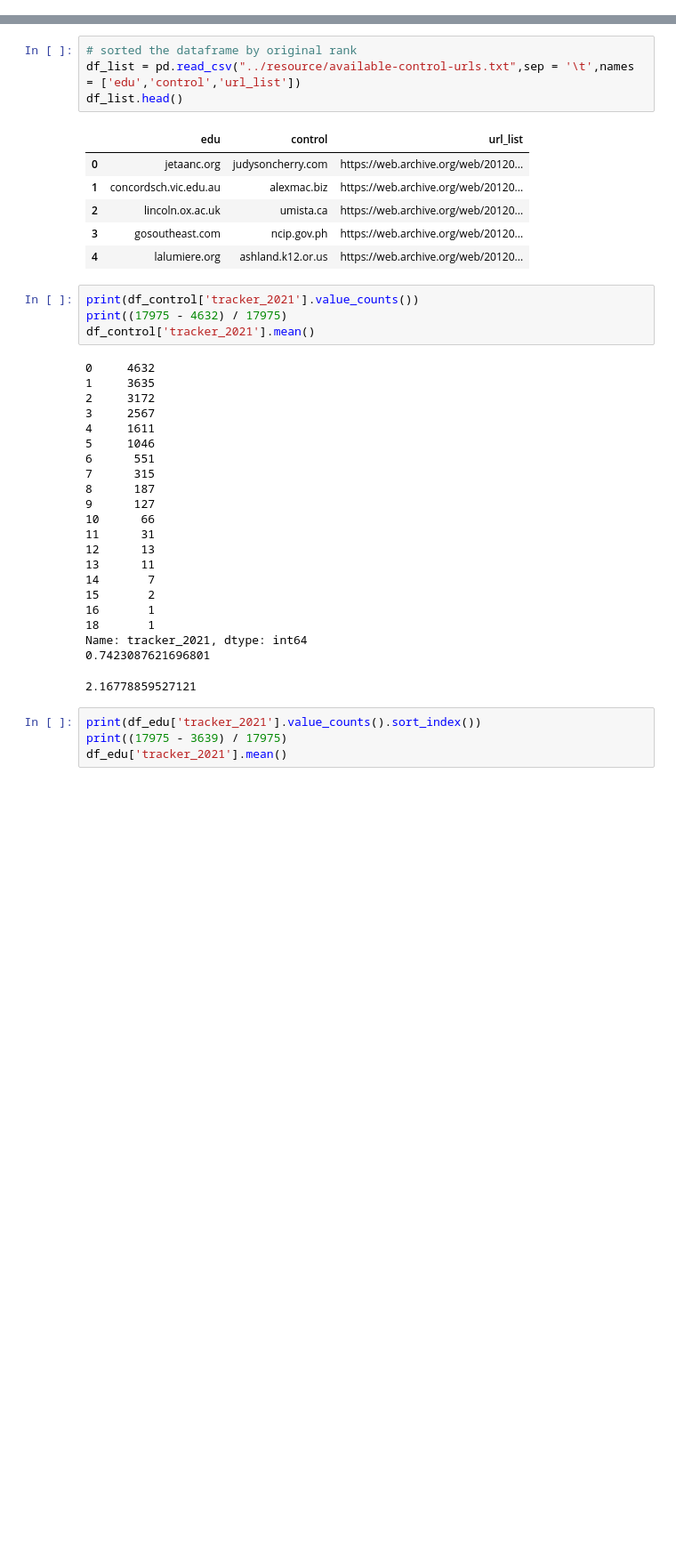
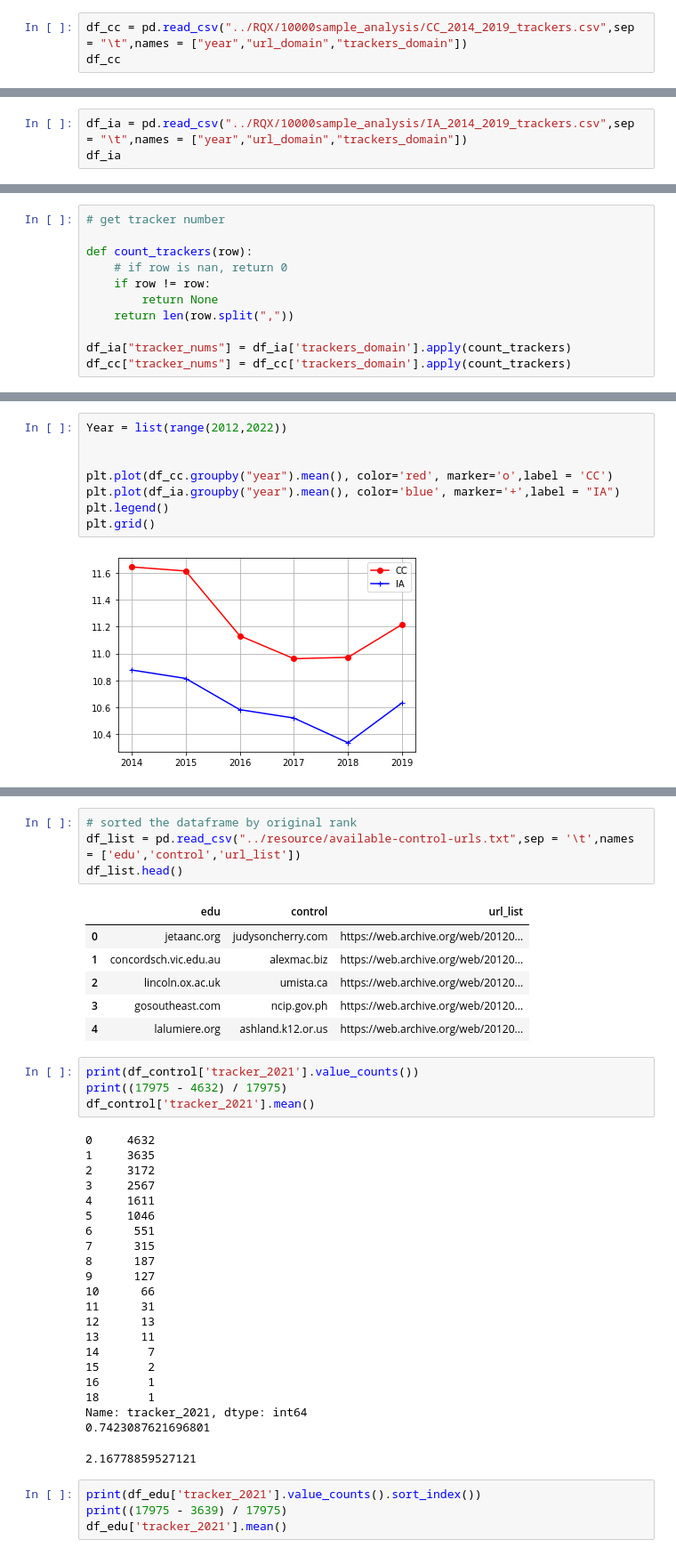
Before and after one commit to shuishen112/Privacy_Lost, a Jupyter notebook: common_crawl/notebook/distribution.ipynb, the cells around one changed output, grey strips where cells are left out. Shown at 89% size. Drawn from its saved outputs; the diff is of its cells as text; blank space fills up the shorter version.

Commit message:
update code & add Journal analysis

```diff
--- a/common_crawl/notebook/distribution.ipynb
+++ b/common_crawl/notebook/distribution.ipynb
@@ -5,0 +7,3 @@ import seaborn as sns
+# %%
+df_cc = pd.read_csv("../RQX/10000sample_analysis/CC_2014_2019_trackers.csv",sep = "\t",names = ["year","url_domain","trackers_domain"])
+df_cc
@@ -5,0 +24,3 @@ import seaborn as sns
+# %%
+df_ia = pd.read_csv("../RQX/10000sample_analysis/IA_2014_2019_trackers.csv",sep = "\t",names = ["year","url_domain","trackers_domain"])
+df_ia
@@ -5,0 +41,11 @@ import seaborn as sns
+# %%
+# get tracker number
+
+def count_trackers(row):
+    # if row is nan, return 0
+    if row != row:
+        return None
+    return len(row.split(","))
+
+df_ia["tracker_nums"] = df_ia['trackers_domain'].apply(count_trackers)
+df_cc["tracker_nums"] = df_cc['trackers_domain'].apply(count_trackers)
@@ -6 +80,11 @@ import seaborn as sns
+# %%
+Year = list(range(2012,2022))
+
+
+plt.plot(df_cc.groupby("year").mean(), color='red', marker='o',label = 'CC')
+plt.plot(df_ia.groupby("year").mean(), color='blue', marker='+',label = "IA")
+plt.legend()
+plt.grid()
+# %% [output]
+[figure, added]
 # %%
```
Also changed, not shown: parts of 9 cells of this notebook, 10 other files.
